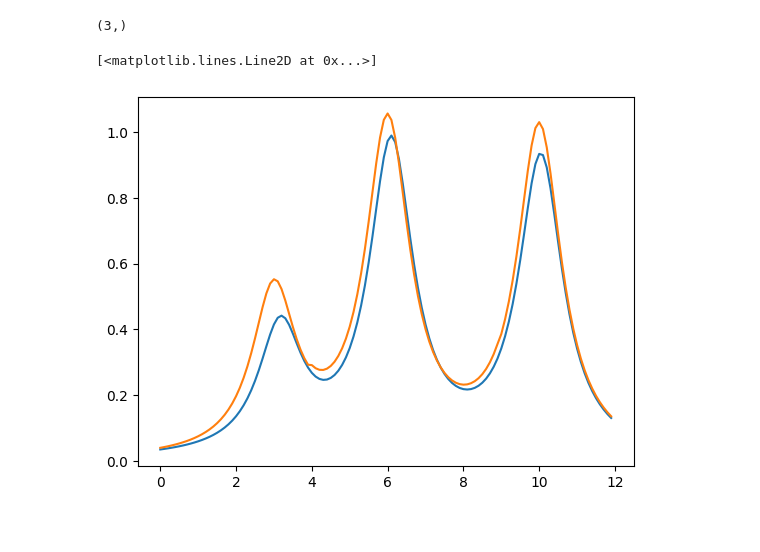
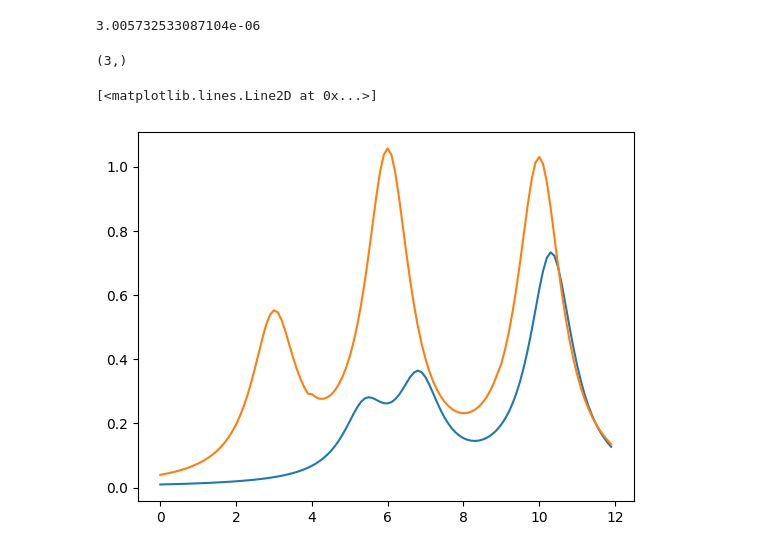
Before and after one commit to SangersJeroen/BayesianSpectralDeconvolution, a Jupyter notebook: notebooks/studies-testing/noise-models.ipynb, the cells around one changed output. Saved outputs shown, nothing was run; the diff lists cells and outputs as text; code cells hidden in the pictures.

```diff
--- a/notebooks/studies-testing/noise-models.ipynb
+++ b/notebooks/studies-testing/noise-models.ipynb
@@ -132,21 +136,22 @@ class LorentzPrior:
         return float(lp_I + lp_μ)  # + lp_σ)
 # %%
 lorentz_prior = LorentzPrior(
-    amplitudes=bsd.UniformPrior(0.2, 1.2),
+    amplitudes=bsd.UniformPrior(0.2, 1.6),
     centers=bsd.UniformPrior(1, 11),
     # widths=bsd.GammaPrior(5, 8),
 )
 # %%
-betas = bsd.beta_schedule(36)
+betas = bsd.beta_schedule(96)
 # %%
 K = 3
+print((std_dev / ymax**2))
 
 normal_model = bsd.SpectralModel(
     x=DET_AX,
-    y=y_pois,
+    y=y,
     basis=BlurKernel(),
     prior=lorentz_prior,
-    likelihood=bsd.GaussianNoise(sigma2=1e-4),
+    likelihood=bsd.PoissonGaussianNoise(sigma2=(std_dev / ymax) ** 2),
     parameterization=Parameterization(K=K),
 )
 
@@ -157,8 +162,10 @@ hmc_sampler = bsd.ParallelTempering(
     rng=np.random.default_rng(),
     kernel_factory=lambda model, beta, rng: bsd.hmc_kernel_factory(model, beta, rng),
 )
+# %% [output]
+3.005732533087104e-06
 # %%
-result = hmc_sampler.run(burn_in=10, samples=100)
+result = hmc_sampler.run(burn_in=100, samples=100, swap_every=1)
 # %%
 I, μ = Parameterization(K=3).unpack(result.samples_by_temperature[-1])
 sort_key = np.argsort(μ, axis=1)
@@ -170,8 +177,8 @@ print(I_.shape)
 # %% [output]
 (3,)
 # %%
-plt.plot(DET_AX, (I_[:, None] * BlurKernel().evaluate(DET_AX, (μ_,))).sum(axis=0) / 10)
+plt.plot(DET_AX, (I_[:, None] * BlurKernel().evaluate(DET_AX, (μ_,))).sum(axis=0))
 plt.plot(DET_AX, BLURRED)
 # %% [output]
 [<matplotlib.lines.Line2D at 0x...>]
-[figure, old version]
+[figure, new version]
```
Also changed, not shown: parts of 6 cells of this notebook, 23 other files.
